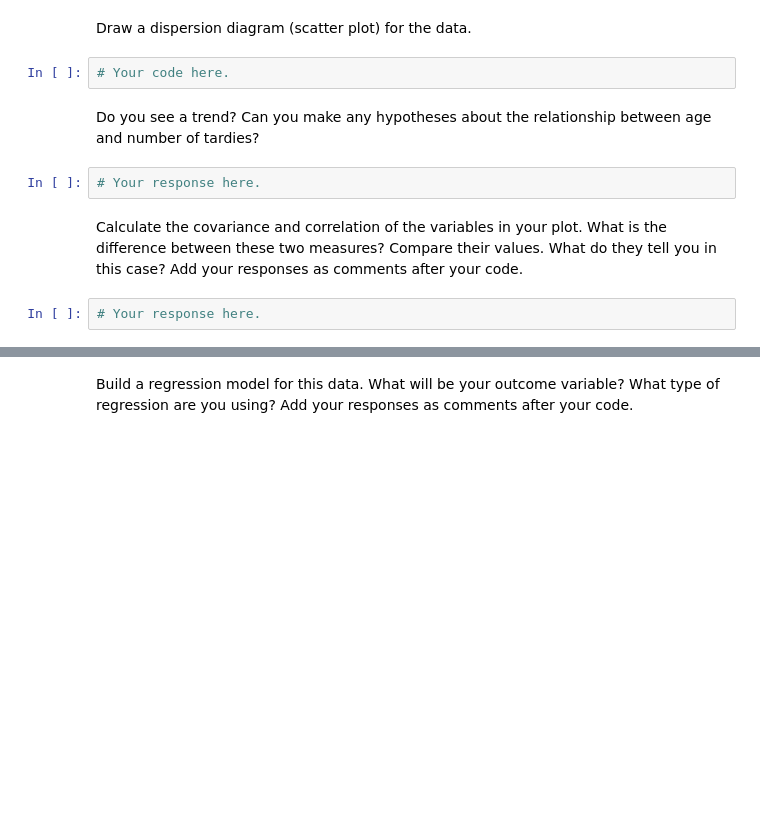
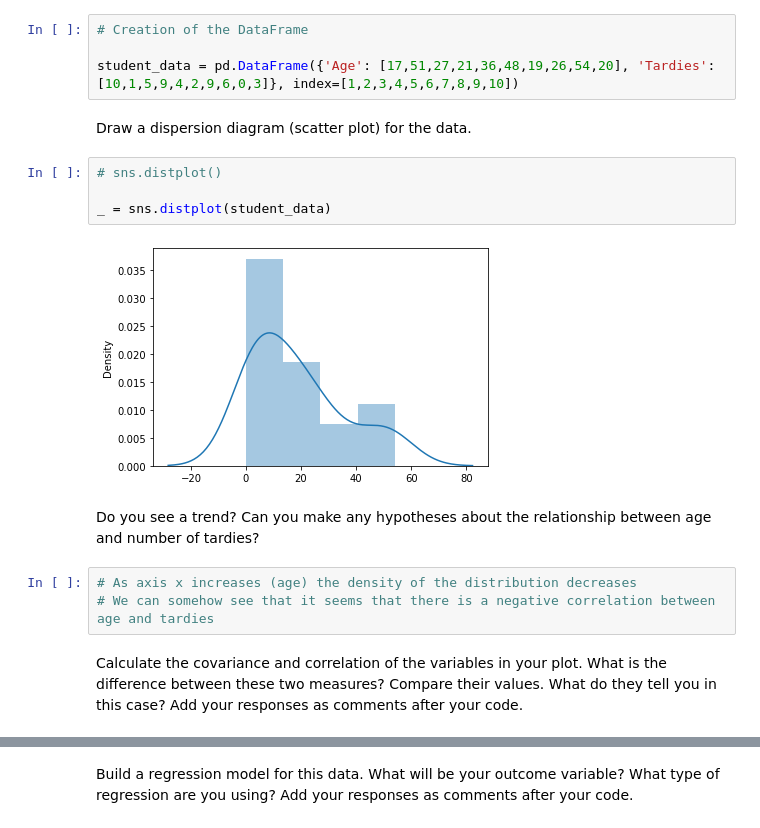
Before and after one commit to ta-datapt-bcn/lab-regression-analysis, a Jupyter notebook: your-code.ipynb, the cells around one changed output, grey strips where cells are left out. Saved outputs shown, nothing was run; the diff lists cells and outputs as text; blank space fills up the shorter version.

```diff
--- a/your-code.ipynb
+++ b/your-code.ipynb
@@ -33,12 +38,19 @@ student_data = pd.DataFrame({'X': [x_values], 'Y': [y_values]})
+# %%
+# Creation of the DataFrame
+
+student_data = pd.DataFrame({'Age': [17,51,27,21,36,48,19,26,54,20], 'Tardies': [10,1,5,9,4,2,9,6,0,3]}, index=[1,2,3,4,5,6,7,8,9,10])
 # %% [markdown]
 Draw a dispersion diagram (scatter plot) for the data.
-# %%
-# Your code here.
+# %%
+# sns.distplot()
+
+_ = sns.distplot(student_data)
+# %% [output]
+[figure, added]
 # %% [markdown]
 Do you see a trend? Can you make any hypotheses about the relationship between age and number of tardies?
-# %%
-# Your response here.
+# %%
+# As axis x increases (age) the density of the distribution decreases
+# We can somehow see that it seems that there is a negative correlation between age and tardies
 # %% [markdown]
 Calculate the covariance and correlation of the variables in your plot. What is the difference between these two measures? Compare their values. What do they tell you in this case? Add your responses as comments after your code.
-# %%
-# Your response here.
```
Also changed, not shown: parts of 35 cells of this notebook.
